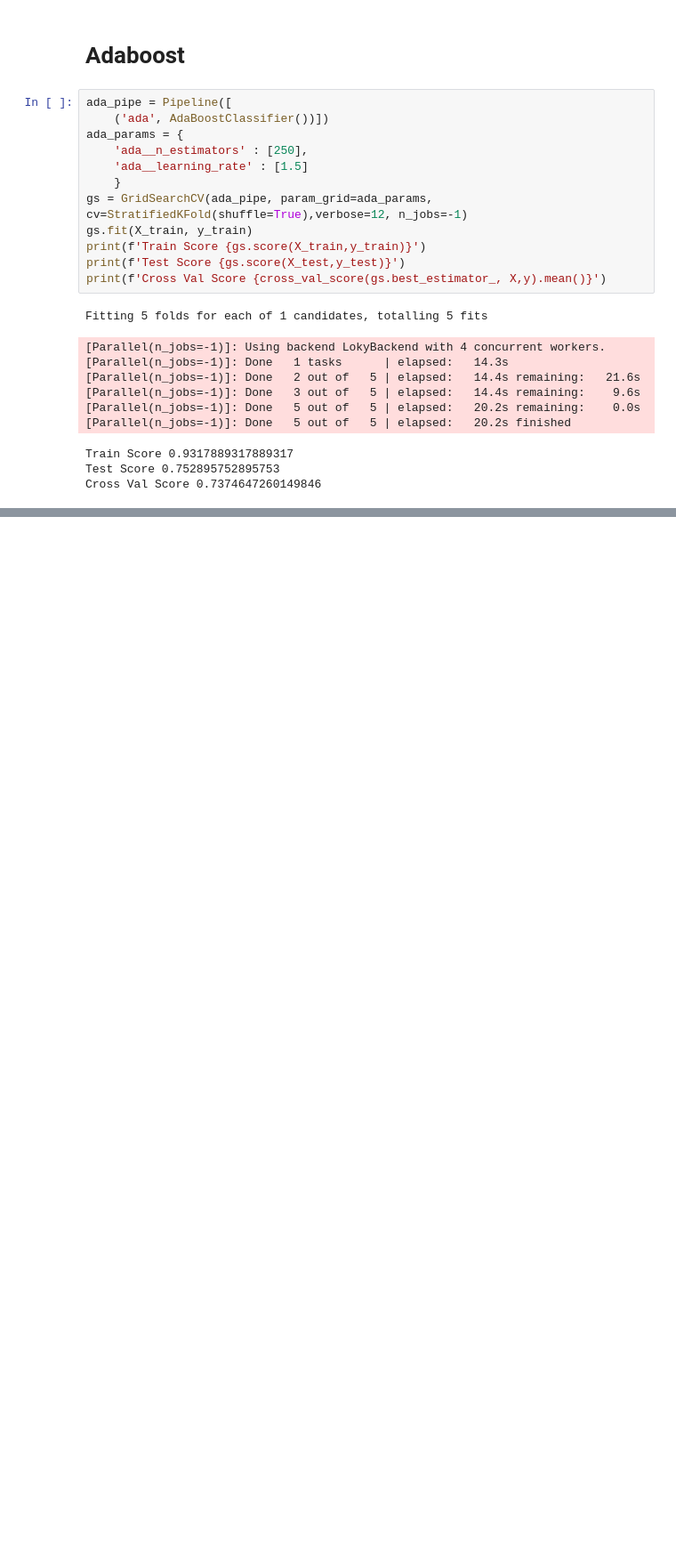
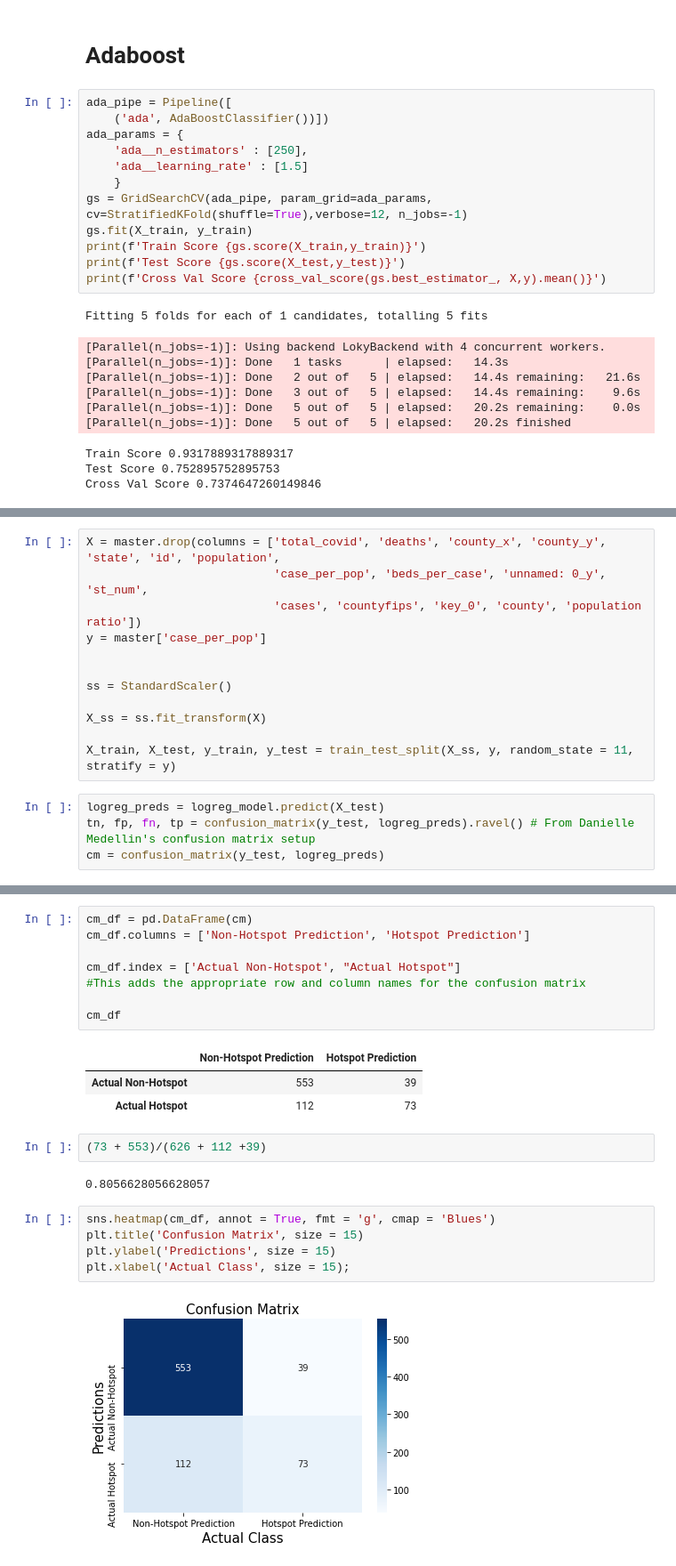
Before and after one commit to Agelf123/covid_predictions, a Jupyter notebook: code/brandon/Modeling.ipynb, the cells around one changed output, grey strips where cells are left out. Shown at 89% size. Drawn from its saved outputs; the diff is of its cells as text; blank space fills up the shorter version.

Commit message:
conf matrix fixed

```diff
--- a/code/brandon/Modeling.ipynb
+++ b/code/brandon/Modeling.ipynb
@@ -1464,0 +1471,16 @@ Cross Val Score 0.7374647260149846
+# %%
+X = master.drop(columns = ['total_covid', 'deaths', 'county_x', 'county_y', 'state', 'id', 'population',
+                           'case_per_pop', 'beds_per_case', 'unnamed: 0_y', 'st_num',
+                           'cases', 'countyfips', 'key_0', 'county', 'population ratio'])
+y = master['case_per_pop']
+
+
+ss = StandardScaler()
+
+X_ss = ss.fit_transform(X)
+
+X_train, X_test, y_train, y_test = train_test_split(X_ss, y, random_state = 11, stratify = y)
+# %%
+logreg_preds = logreg_model.predict(X_test)
+tn, fp, fn, tp = confusion_matrix(y_test, logreg_preds).ravel() # From Danielle Medellin's confusion matrix setup
+cm = confusion_matrix(y_test, logreg_preds)
@@ -1464,0 +1492,23 @@ Cross Val Score 0.7374647260149846
+# %%
+cm_df = pd.DataFrame(cm)
+cm_df.columns = ['Non-Hotspot Prediction', 'Hotspot Prediction']
+
+cm_df.index = ['Actual Non-Hotspot', "Actual Hotspot"]
+#This adds the appropriate row and column names for the confusion matrix
+
+cm_df
+# %% [output]
+|  | Non-Hotspot Prediction | Hotspot Prediction |
+| Actual Non-Hotspot | 553 | 39 |
+| Actual Hotspot | 112 | 73 |
+# %%
+(73 + 553)/(626 + 112 +39)
+# %% [output]
+0.8056628056628057
+# %%
+sns.heatmap(cm_df, annot = True, fmt = 'g', cmap = 'Blues')
+plt.title('Confusion Matrix', size = 15)
+plt.ylabel('Predictions', size = 15)
+plt.xlabel('Actual Class', size = 15);
+# %% [output]
+[figure, added]
```
Also changed, not shown: parts of 16 cells of this notebook.
